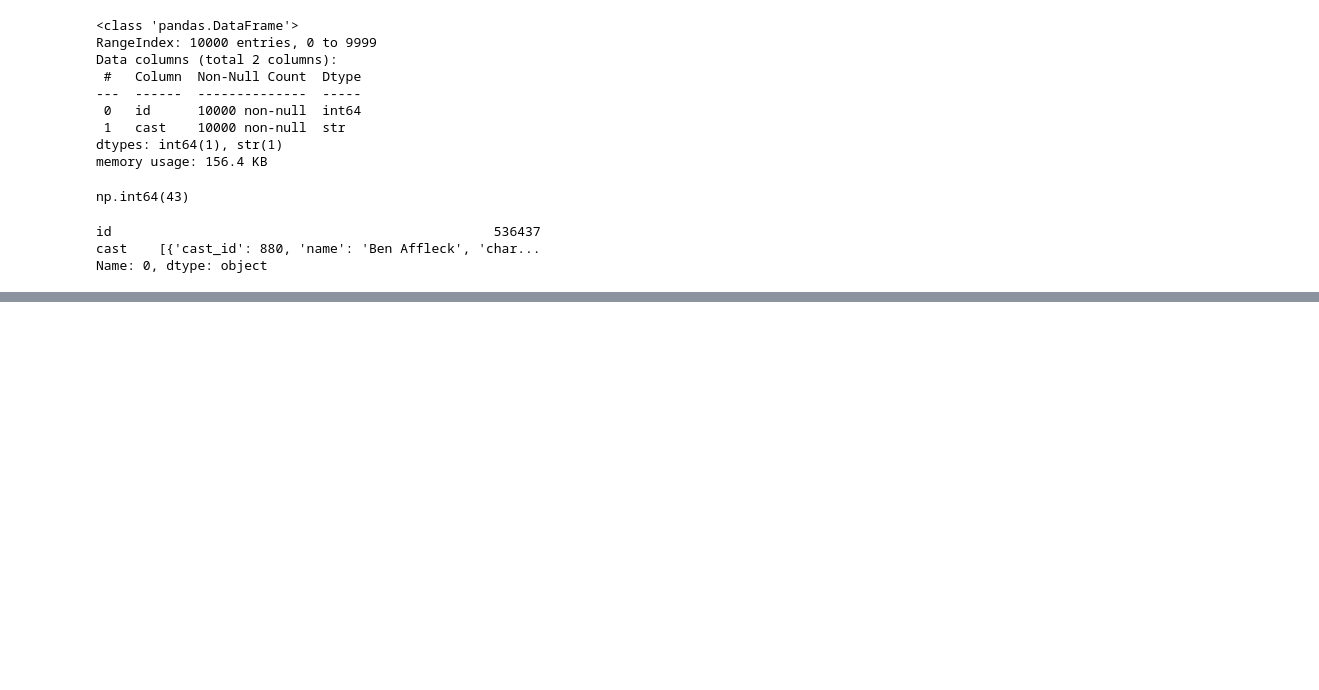
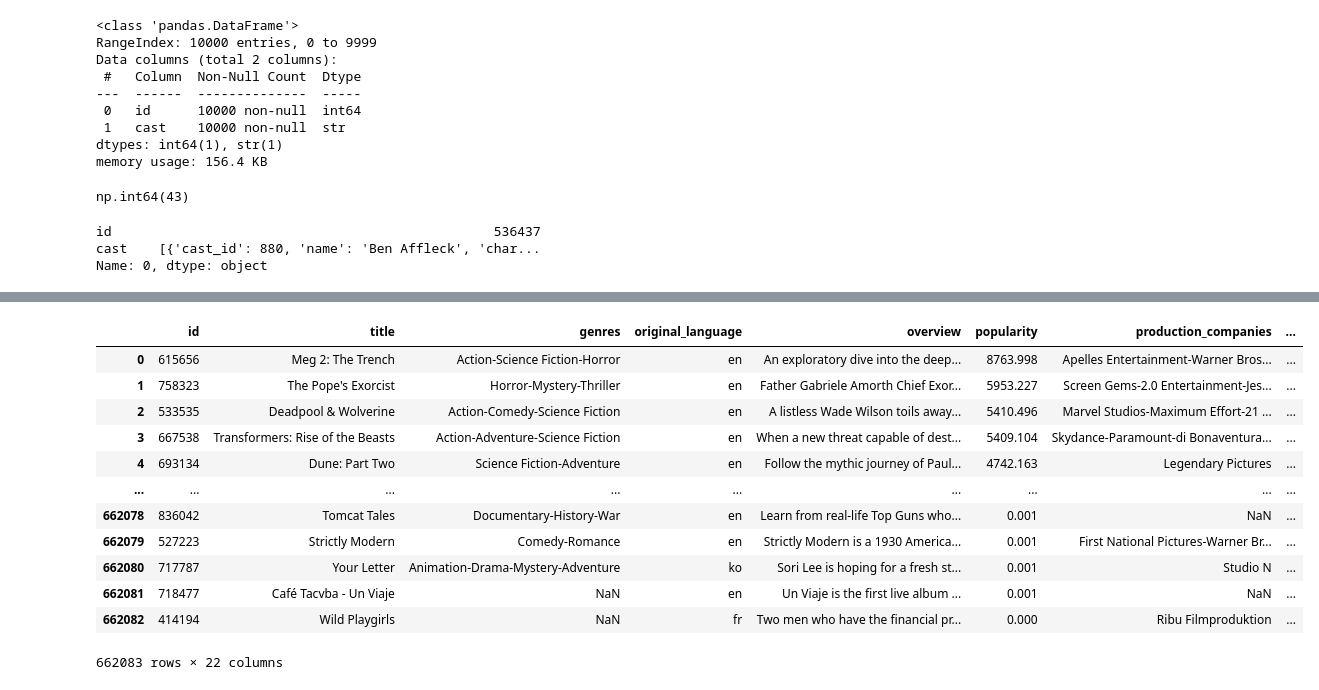
Before and after one commit to AmeyDande/Movie_recommender_system, a Jupyter notebook: notebook/cleaning_data_for_recommender_system.ipynb, the cells around one changed output, grey strips where cells are left out. Cells and saved outputs as stored; diff of their text form; code cells hidden in the pictures; blank space fills up the shorter version.

```diff
--- a/notebook/cleaning_data_for_recommender_system.ipynb
+++ b/notebook/cleaning_data_for_recommender_system.ipynb
@@ -155,0 +273,22 @@ cast
+# %%
+df = df.merge(cast, on='id', how='left')
+# %%
+df = df.merge(director, on='id', how='left')
+# %%
+df = df.rename(columns={'crew_info': 'director', 'cast_info': 'cast'})
+# %%
+df
+# %% [output]
+|  | id | title | genres | original_language | overview | popularity | production_companies | ... |
+| 0 | 615656 | Meg 2: The Trench | Action-Science Fiction-Horror | en | An exploratory dive into the deep... | 8763.998 | Apelles Entertainment-Warner Bros... | ... |
+| 1 | 758323 | The Pope's Exorcist | Horror-Mystery-Thriller | en | Father Gabriele Amorth Chief Exor... | 5953.227 | Screen Gems-2.0 Entertainment-Jes... | ... |
+| 2 | 533535 | Deadpool & Wolverine | Action-Comedy-Science Fiction | en | A listless Wade Wilson toils away... | 5410.496 | Marvel Studios-Maximum Effort-21 ... | ... |
+| 3 | 667538 | Transformers: Rise of the Beasts | Action-Adventure-Science Fiction | en | When a new threat capable of dest... | 5409.104 | Skydance-Paramount-di Bonaventura... | ... |
+| 4 | 693134 | Dune: Part Two | Science Fiction-Adventure | en | Follow the mythic journey of Paul... | 4742.163 | Legendary Pictures | ... |
+| ... | ... | ... | ... | ... | ... | ... | ... | ... |
+| 662078 | 836042 | Tomcat Tales | Documentary-History-War | en | Learn from real-life Top Guns who... | 0.001 | NaN | ... |
+| 662079 | 527223 | Strictly Modern | Comedy-Romance | en | Strictly Modern is a 1930 America... | 0.001 | First National Pictures-Warner Br... | ... |
+| 662080 | 717787 | Your Letter | Animation-Drama-Mystery-Adventure | ko | Sori Lee is hoping for a fresh st... | 0.001 | Studio N | ... |
+| 662081 | 718477 | Café Tacvba - Un Viaje | NaN | en | Un Viaje is the first live album ... | 0.001 | NaN | ... |
+| 662082 | 414194 | Wild Playgirls | NaN | fr | Two men who have the financial pr... | 0.000 | Ribu Filmproduktion | ... |
+662083 rows × 22 columns
```
Also changed, not shown: parts of 20 cells of this notebook, 1 other file.
